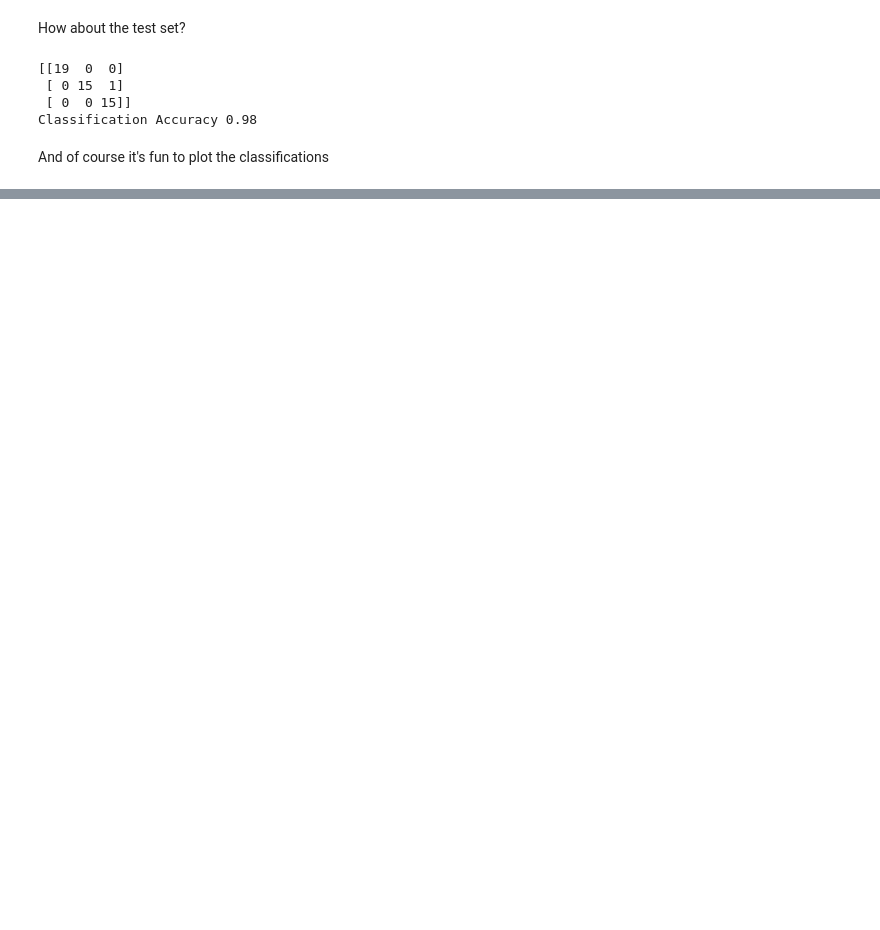
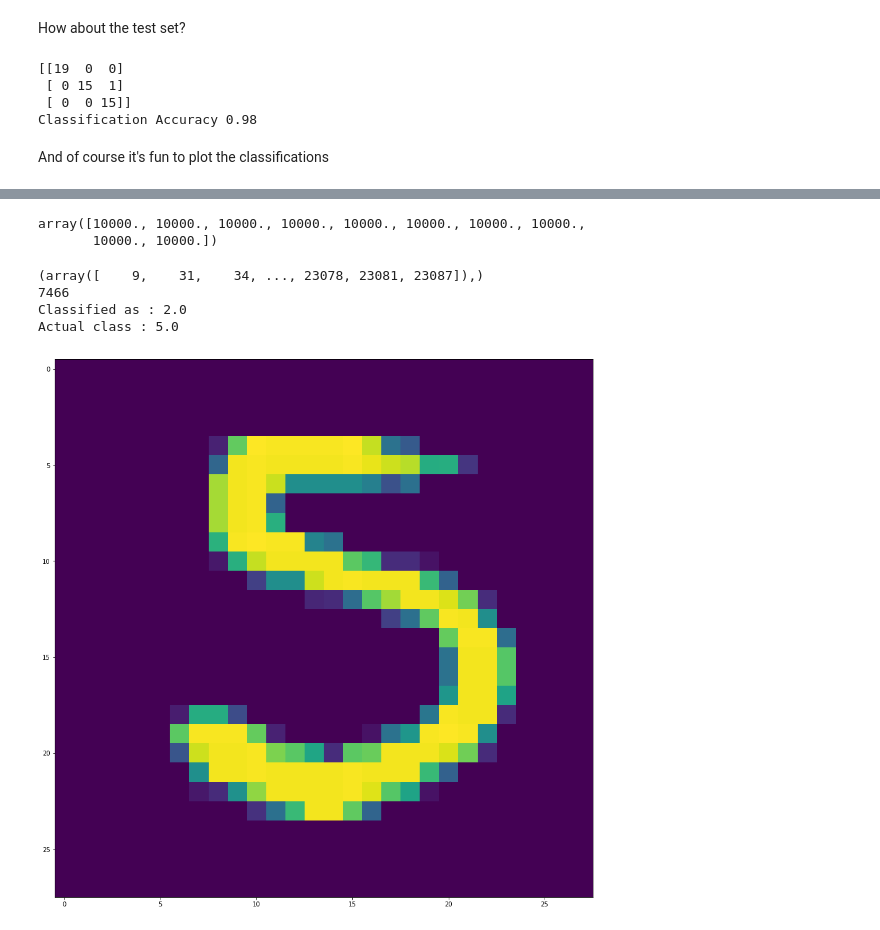
Before and after one commit to UMT-CS447-547-Fall-2018/Lecture_Notes, a Jupyter notebook: 14_softmax_regression.ipynb, the cells around one changed output, grey strips where cells are left out. Saved outputs shown, nothing was run; the diff lists cells and outputs as text; code cells hidden in the pictures; blank space fills up the shorter version.

```diff
--- a/14_softmax_regression.ipynb
+++ b/14_softmax_regression.ipynb
@@ -17,8 +0,0 @@ We're going to tackle the iris dataset again, and we'll see whether this classif
-# %%
-iris = datasets.load_iris()
-X = iris.data
-y = iris.target
-D,D_test,y,y_test = train_test_split(X,y,test_size=0.33,random_state=42)
-
-# Define class labels
-classes = [0,1,2]
@@ -156,0 +290,28 @@ plt.show()
+# %%
+from sklearn import datasets
+from sklearn import decomposition
+from sklearn import linear_model
+
+mnist = datasets.fetch_mldata('MNIST original')
+X_train,X_test,y_train,y_test = train_test_split(mnist.data,mnist.target,test_size=0.33)
+
+pca = decomposition.PCA(0.95,copy=True,whiten=True)
+pca.fit(X_train)
+
+X_pca_train = pca.transform(X_train)
+X_pca_test = pca.transform(X_test)
+
+lm = linear_model.LogisticRegression(C=1e1,solver='lbfgs',multi_class='multinomial')
+lm.fit(X_pca_train,y_train)
+
+y_test_pred = lm.predict(X_pca_test)
+c = confusion_matrix(y_test,y_test_pred)
+accuracy = np.diagonal(c).sum()/c.sum()
+print("Confusion matrix: \n",c)
+print("Classification accuracy: ",accuracy)
+
+y_train_pred = lm.predict(X_pca_train)
+c = confusion_matrix(y_train,y_train_pred)
+accuracy = np.diagonal(c).sum()/c.sum()
+print("Confusion matrix: \n",c)
+print("Classification accuracy: ",accuracy)
@@ -156,0 +336,20 @@ plt.show()
+# %%
+lm.C_
+# %% [output]
+array([10000., 10000., 10000., 10000., 10000., 10000., 10000., 10000.,
+       10000., 10000.])
+# %%
+random_wrong_value = np.random.choice(np.where(y_test_pred!=y_test)[0])
+print(np.where(y_test_pred!=y_test))
+print(random_wrong_value)
+fig,axs = plt.subplots(nrows=1,ncols=1)
+axs.imshow(X_test[random_wrong_value].reshape((28,28)))
+print("Classified as :",y_test_pred[random_wrong_value])
+print("Actual class :",y_test[random_wrong_value])
+plt.show()
+# %% [output]
+(array([    9,    31,    34, ..., 23078, 23081, 23087]),)
+7466
+Classified as : 2.0
+Actual class : 5.0
+[figure, added]
```
Also changed, not shown: parts of 41 cells of this notebook, 1 other file.
